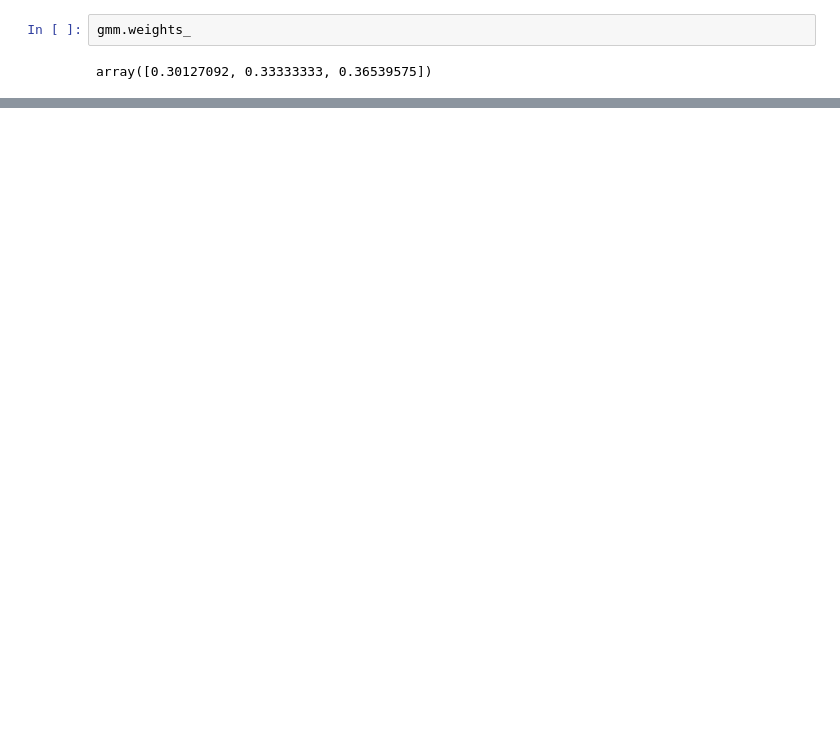
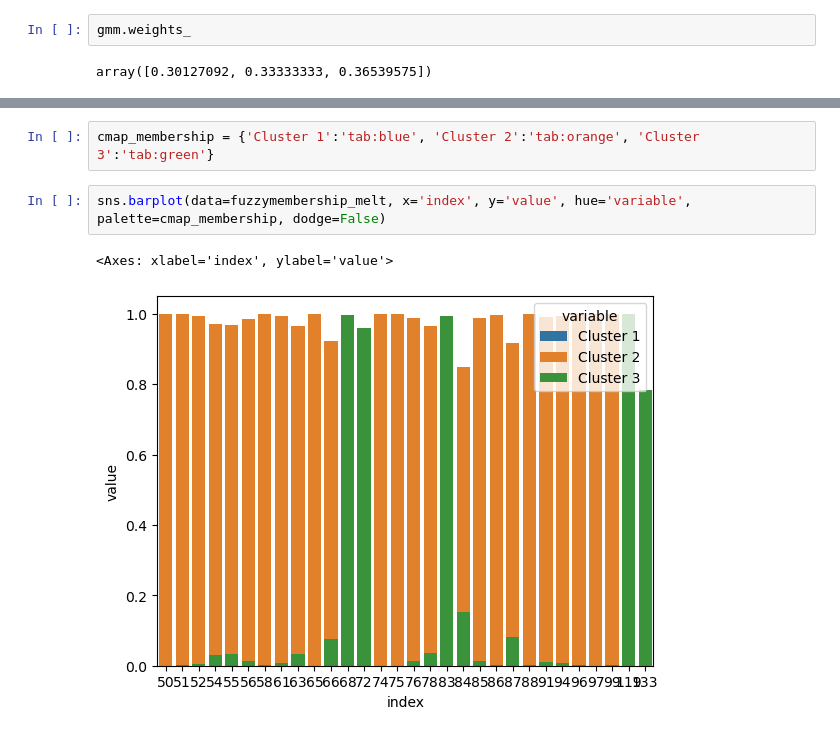
Before and after one commit to rodriguezmDNA/statsfromscratch, a Jupyter notebook: Expectation Maximization/EM_Iris_3D.ipynb, the cells around one changed output, grey strips where cells are left out. Saved outputs shown, nothing was run; the diff lists cells and outputs as text; blank space fills up the shorter version.

```diff
--- a/Expectation Maximization/EM_Iris_3D.ipynb
+++ b/Expectation Maximization/EM_Iris_3D.ipynb
@@ -249,0 +432,7 @@ array([0.30127092, 0.33333333, 0.36539575])
+# %%
+cmap_membership = {'Cluster 1':'tab:blue', 'Cluster 2':'tab:orange', 'Cluster 3':'tab:green'}
+# %%
+sns.barplot(data=fuzzymembership_melt, x='index', y='value', hue='variable', palette=cmap_membership, dodge=False)
+# %% [output]
+<Axes: xlabel='index', ylabel='value'>
+[figure, added]
```
Also changed, not shown: parts of 27 cells of this notebook.
